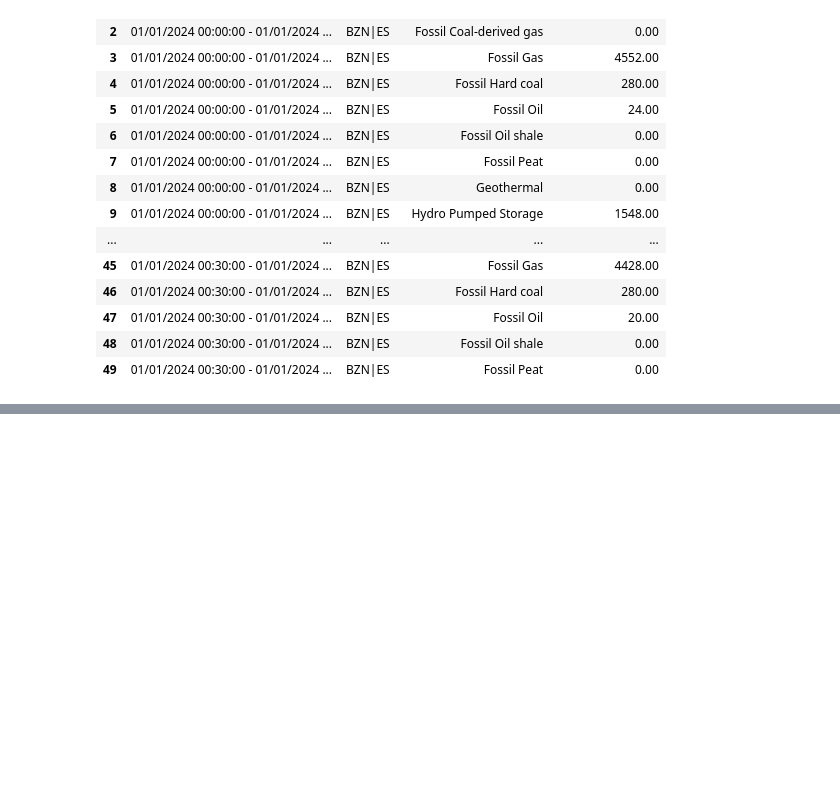
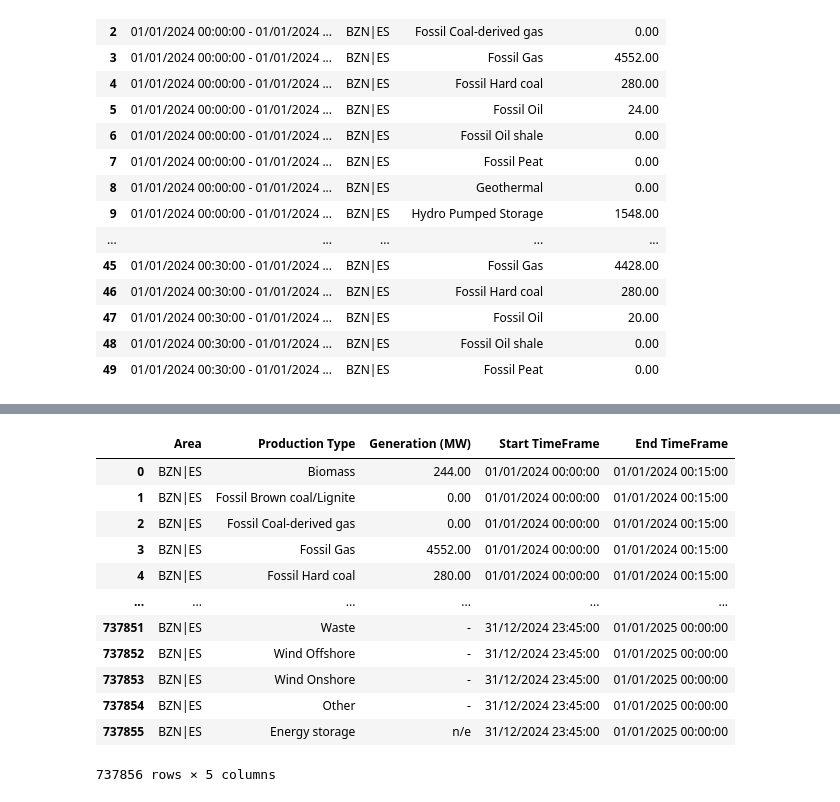
Before and after one commit to saeed-sohbatloo/Data-Engineering1-Final-Project, a Jupyter notebook: notebooks/Data Engeenering final Project.ipynb, the cells around one changed output, grey strips where cells are left out. Saved outputs shown, nothing was run; the diff lists cells and outputs as text; code cells hidden in the pictures; blank space fills up the shorter version.

```diff
--- a/notebooks/Data Engeenering final Project.ipynb
+++ b/notebooks/Data Engeenering final Project.ipynb
@@ -74,0 +46,16 @@ df_price.head(50)
+# %%
+df_gen
+# %% [output]
+|  | Area | Production Type | Generation (MW) | Start TimeFrame | End TimeFrame |
+| 0 | BZN|ES | Biomass | 244.00 | 01/01/2024 00:00:00 | 01/01/2024 00:15:00 |
+| 1 | BZN|ES | Fossil Brown coal/Lignite | 0.00 | 01/01/2024 00:00:00 | 01/01/2024 00:15:00 |
+| 2 | BZN|ES | Fossil Coal-derived gas | 0.00 | 01/01/2024 00:00:00 | 01/01/2024 00:15:00 |
+| 3 | BZN|ES | Fossil Gas | 4552.00 | 01/01/2024 00:00:00 | 01/01/2024 00:15:00 |
+| 4 | BZN|ES | Fossil Hard coal | 280.00 | 01/01/2024 00:00:00 | 01/01/2024 00:15:00 |
+| ... | ... | ... | ... | ... | ... |
+| 737851 | BZN|ES | Waste | - | 31/12/2024 23:45:00 | 01/01/2025 00:00:00 |
+| 737852 | BZN|ES | Wind Offshore | - | 31/12/2024 23:45:00 | 01/01/2025 00:00:00 |
+| 737853 | BZN|ES | Wind Onshore | - | 31/12/2024 23:45:00 | 01/01/2025 00:00:00 |
+| 737854 | BZN|ES | Other | - | 31/12/2024 23:45:00 | 01/01/2025 00:00:00 |
+| 737855 | BZN|ES | Energy storage | n/e | 31/12/2024 23:45:00 | 01/01/2025 00:00:00 |
+737856 rows × 5 columns
```
Also changed, not shown: parts of 12 cells of this notebook, 1 other file.
